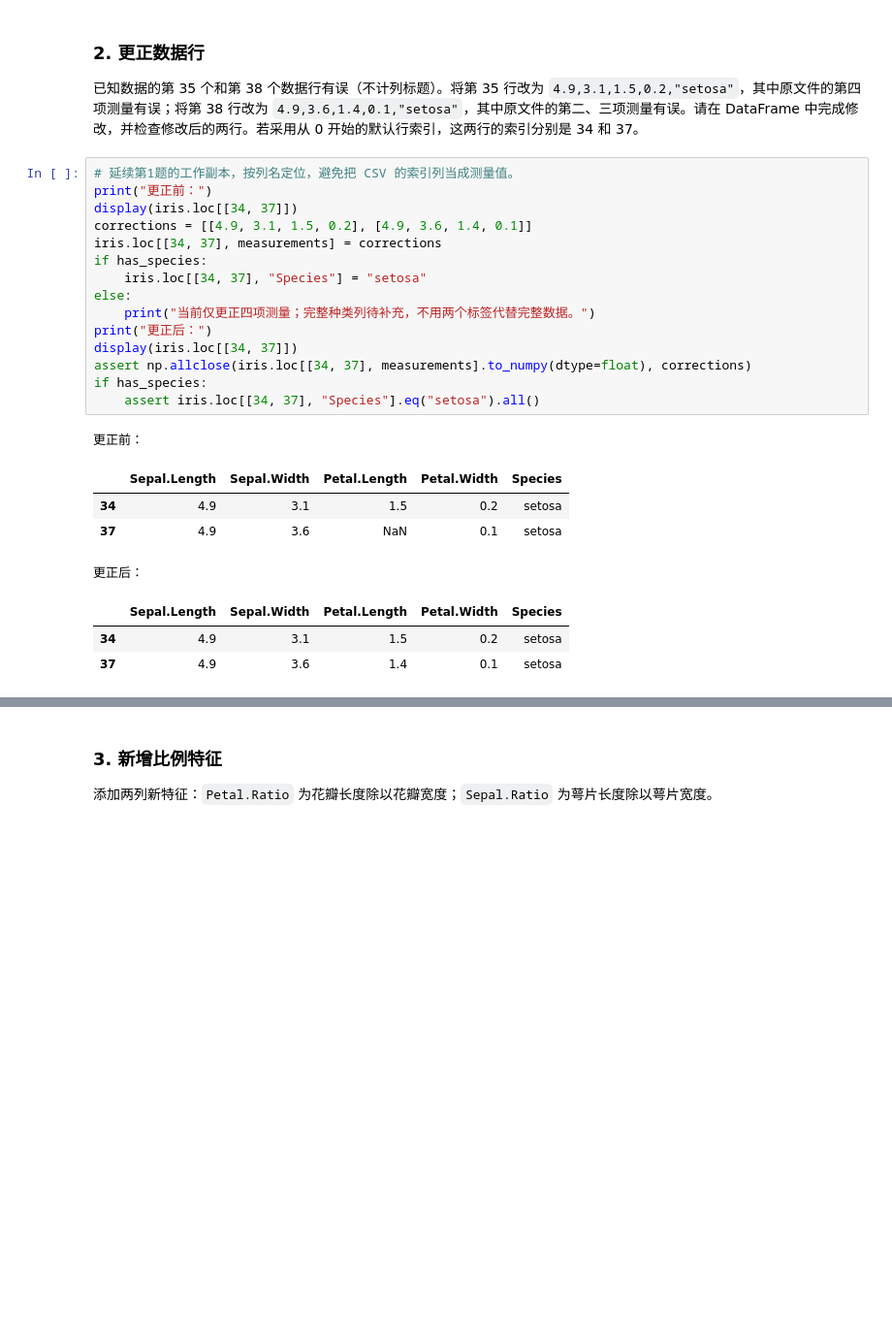
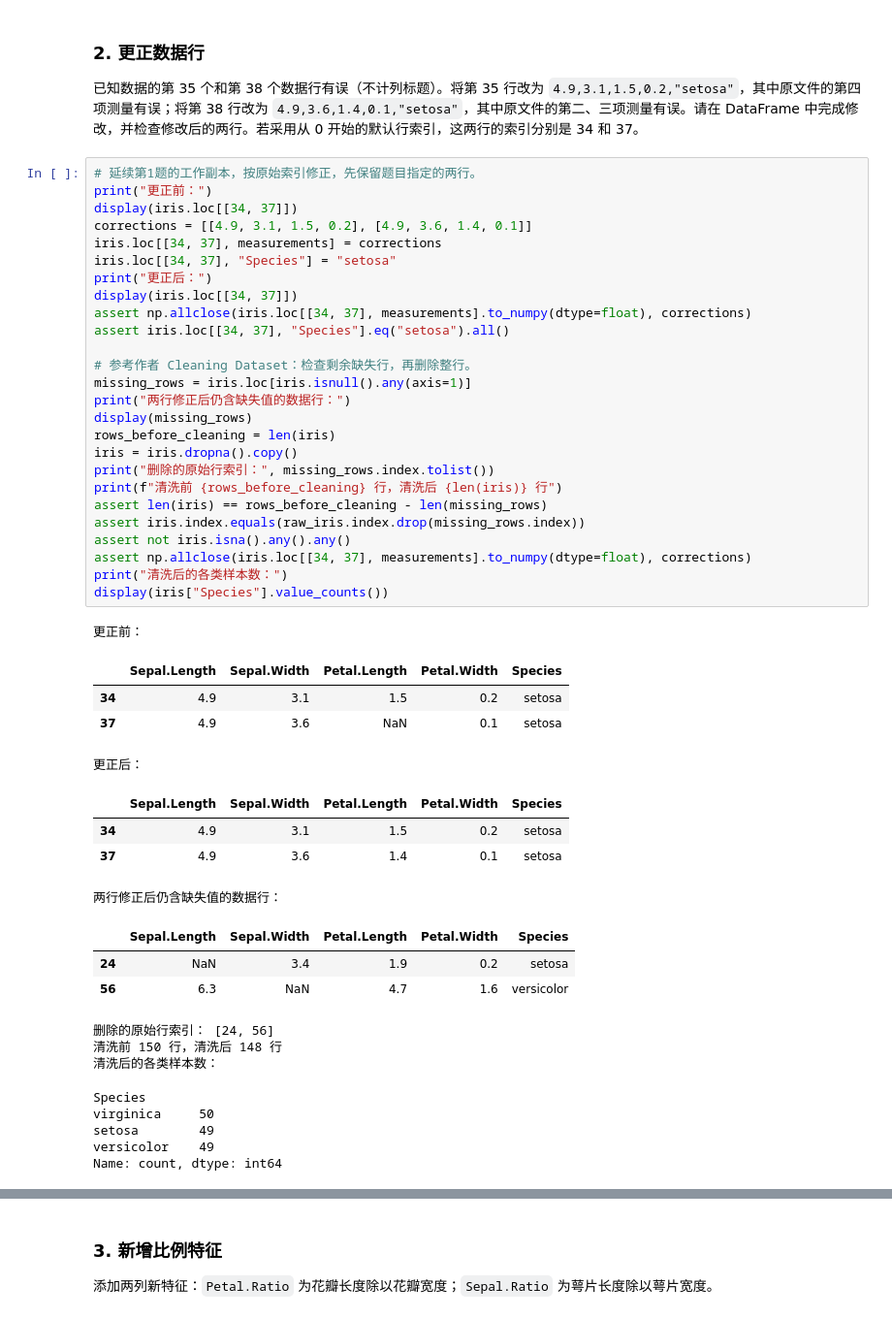
Before and after one commit to Sywen0019/DataProcessing, a Jupyter notebook: HW03/20244081107_罗文希_hw03.ipynb, the cells around one changed output, grey strips where cells are left out. Shown at 97% size. Cells and saved outputs as stored; diff of their text form; blank space fills up the shorter version.

```diff
--- a/HW03/20244081107_罗文希_hw03.ipynb
+++ b/HW03/20244081107_罗文希_hw03.ipynb
@@ -427,27 +426,50 @@ dtype: int64
 
 已知数据的第 35 个和第 38 个数据行有误（不计列标题）。将第 35 行改为 `4.9,3.1,1.5,0.2,"setosa"`，其中原文件的第四项测量有误；将第 38 行改为 `4.9,3.6,1.4,0.1,"setosa"`，其中原文件的第二、三项测量有误。请在 DataFrame 中完成修改，并检查修改后的两行。若采用从 0 开始的默认行索引，这两行的索引分别是 34 和 37。
 # %%
-# 延续第1题的工作副本，按列名定位，避免把 CSV 的索引列当成测量值。
+# 延续第1题的工作副本，按原始索引修正，先保留题目指定的两行。
 print("更正前：")
 display(iris.loc[[34, 37]])
 corrections = [[4.9, 3.1, 1.5, 0.2], [4.9, 3.6, 1.4, 0.1]]
 iris.loc[[34, 37], measurements] = corrections
-if has_species:
-    iris.loc[[34, 37], "Species"] = "setosa"
-else:
-    print("当前仅更正四项测量；完整种类列待补充，不用两个标签代替完整数据。")
+iris.loc[[34, 37], "Species"] = "setosa"
 print("更正后：")
 display(iris.loc[[34, 37]])
 assert np.allclose(iris.loc[[34, 37], measurements].to_numpy(dtype=float), corrections)
-if has_species:
-    assert iris.loc[[34, 37], "Species"].eq("setosa").all()
+assert iris.loc[[34, 37], "Species"].eq("setosa").all()
+
+# 参考作者 Cleaning Dataset：检查剩余缺失行，再删除整行。
+missing_rows = iris.loc[iris.isnull().any(axis=1)]
+print("两行修正后仍含缺失值的数据行：")
+display(missing_rows)
+rows_before_cleaning = len(iris)
+iris = iris.dropna().copy()
+print("删除的原始行索引：", missing_rows.index.tolist())
+print(f"清洗前 {rows_before_cleaning} 行，清洗后 {len(iris)} 行")
+assert len(iris) == rows_before_cleaning - len(missing_rows)
+assert iris.index.equals(raw_iris.index.drop(missing_rows.index))
+assert not iris.isna().any().any()
+assert np.allclose(iris.loc[[34, 37], measurements].to_numpy(dtype=float), corrections)
+print("清洗后的各类样本数：")
+display(iris["Species"].value_counts())
 # %% [output]
 更正前：
 |  | Sepal.Length | Sepal.Width | Petal.Length | Petal.Width | Species |
 | 34 | 4.9 | 3.1 | 1.5 | 0.2 | setosa |
 | 37 | 4.9 | 3.6 | NaN | 0.1 | setosa |
 更正后：
 |  | Sepal.Length | Sepal.Width | Petal.Length | Petal.Width | Species |
 | 34 | 4.9 | 3.1 | 1.5 | 0.2 | setosa |
 | 37 | 4.9 | 3.6 | 1.4 | 0.1 | setosa |
+两行修正后仍含缺失值的数据行：
+|  | Sepal.Length | Sepal.Width | Petal.Length | Petal.Width | Species |
+| 24 | NaN | 3.4 | 1.9 | 0.2 | setosa |
+| 56 | 6.3 | NaN | 4.7 | 1.6 | versicolor |
+删除的原始行索引： [24, 56]
+清洗前 150 行，清洗后 148 行
+清洗后的各类样本数：
+Species
+virginica     50
+setosa        49
+versicolor    49
+Name: count, dtype: int64
 # %% [markdown]
```
Also changed, not shown: parts of 9 cells of this notebook, 4 other files.
